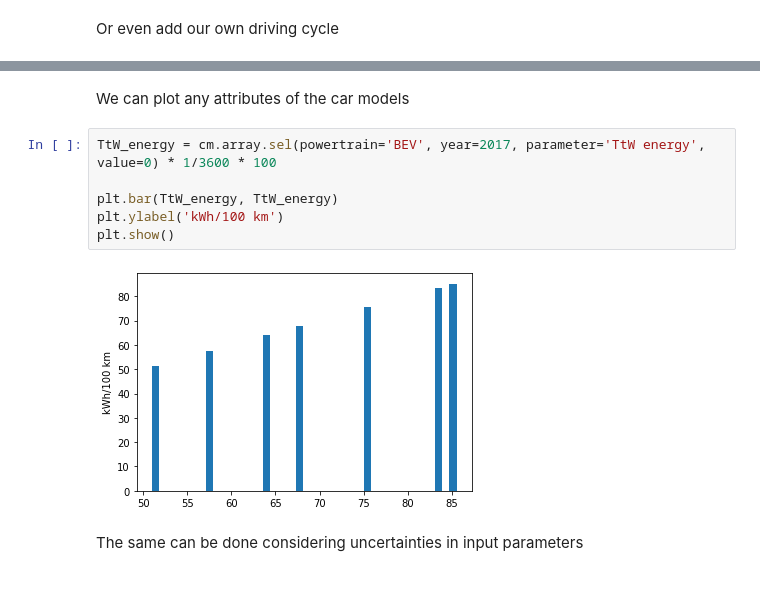
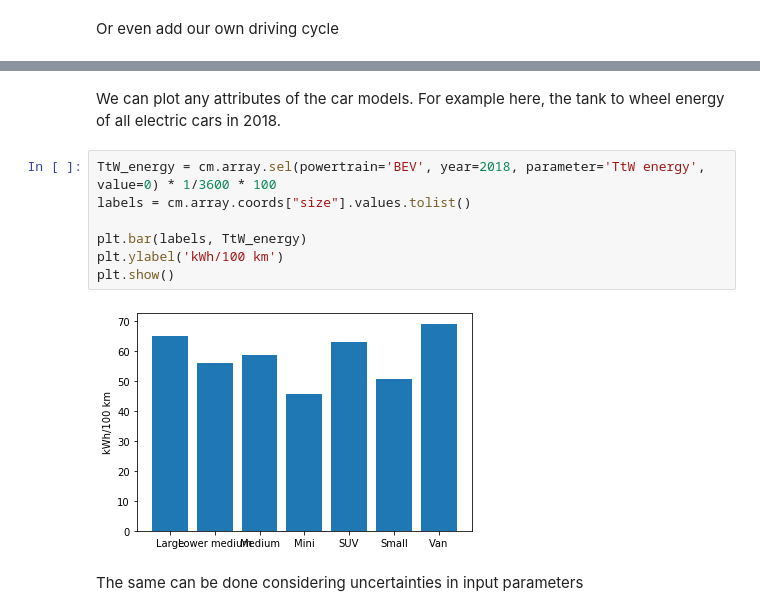
Before and after one commit to romainsacchi/carculator, a Jupyter notebook: examples/Examples.ipynb, the cells around one changed output, grey strips where cells are left out. Cells and saved outputs as stored; diff of their text form; blank space fills up the shorter version.

```diff
--- a/examples/Examples.ipynb
+++ b/examples/Examples.ipynb
@@ -190,13 +218,14 @@ Coordinates:
 # %% [markdown]
-We can plot any attributes of the car models
+We can plot any attributes of the car models. For example here, the tank to wheel energy of all electric cars in 2018.
 # %%
-TtW_energy = cm.array.sel(powertrain='BEV', year=2017, parameter='TtW energy', value=0) * 1/3600 * 100
+TtW_energy = cm.array.sel(powertrain='BEV', year=2018, parameter='TtW energy', value=0) * 1/3600 * 100
+labels = cm.array.coords["size"].values.tolist()
 
-plt.bar(TtW_energy, TtW_energy)
+plt.bar(labels, TtW_energy)
 plt.ylabel('kWh/100 km')
 plt.show()
 # %% [output]
-[figure, old version]
+[figure, new version]
 # %% [markdown]
 The same can be done considering uncertainties in input parameters
 # %%
```
Also changed, not shown: parts of 43 cells of this notebook, 4 other files.
